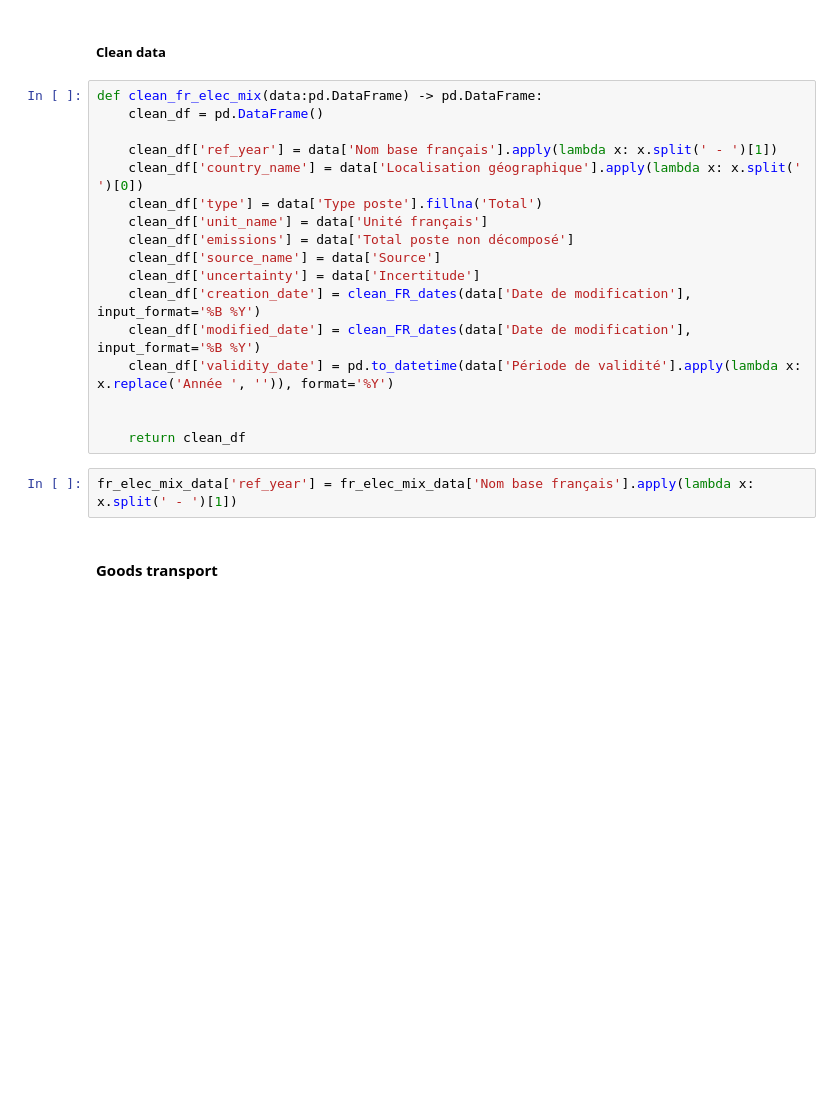
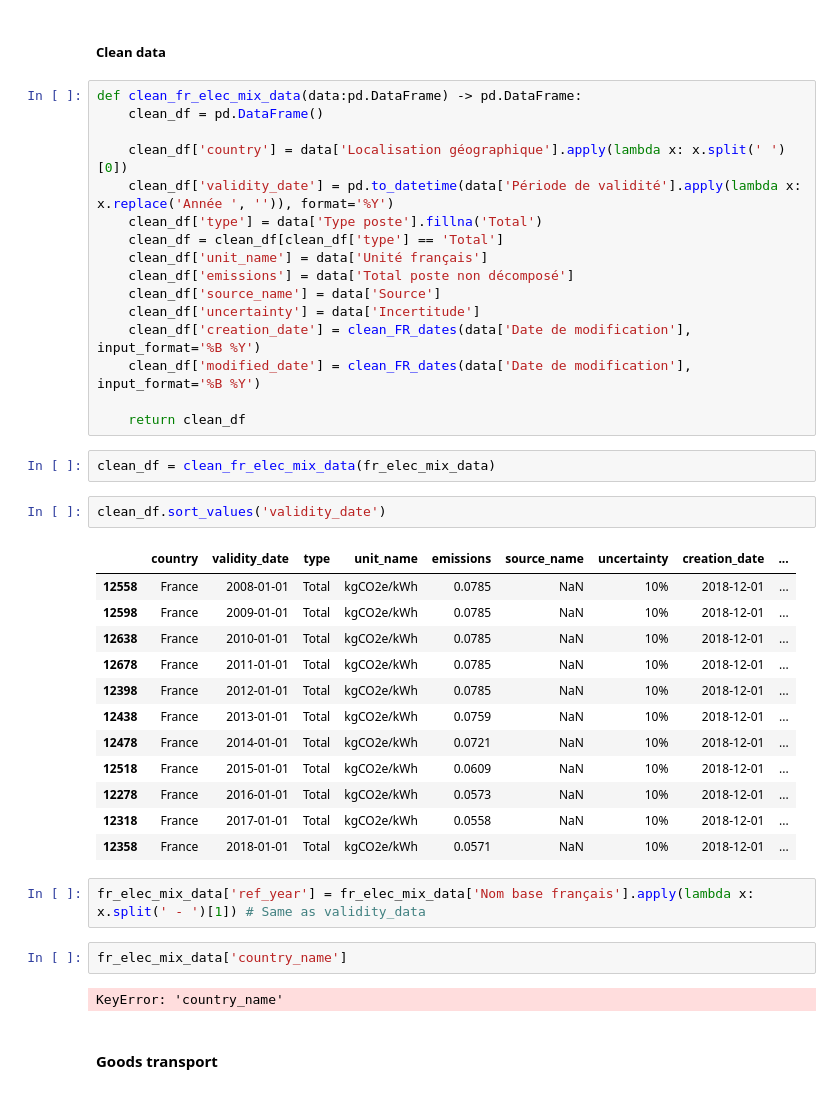
Before and after one commit to AmaurySalles/emissions-study, a Jupyter notebook: notebook.ipynb, the cells around one changed output. Cells and saved outputs as stored; diff of their text form; blank space fills up the shorter version.

Commit message:
fr_electricity_data completed

```diff
--- a/notebook.ipynb
+++ b/notebook.ipynb
@@ -334,24 +334,44 @@ Cat4: 1 unique values
 # %% [markdown]
 ##### Clean data
 # %%
-def clean_fr_elec_mix(data:pd.DataFrame) -> pd.DataFrame:
+def clean_fr_elec_mix_data(data:pd.DataFrame) -> pd.DataFrame:
     clean_df = pd.DataFrame()
 
-    clean_df['ref_year'] = data['Nom base français'].apply(lambda x: x.split(' - ')[1])
-    clean_df['country_name'] = data['Localisation géographique'].apply(lambda x: x.split(' ')[0])
+    clean_df['country'] = data['Localisation géographique'].apply(lambda x: x.split(' ')[0])
+    clean_df['validity_date'] = pd.to_datetime(data['Période de validité'].apply(lambda x: x.replace('Année ', '')), format='%Y')
     clean_df['type'] = data['Type poste'].fillna('Total')
+    clean_df = clean_df[clean_df['type'] == 'Total']
     clean_df['unit_name'] = data['Unité français']
     clean_df['emissions'] = data['Total poste non décomposé']
     clean_df['source_name'] = data['Source']
     clean_df['uncertainty'] = data['Incertitude']
     clean_df['creation_date'] = clean_FR_dates(data['Date de modification'], input_format='%B %Y')
     clean_df['modified_date'] = clean_FR_dates(data['Date de modification'], input_format='%B %Y')
-    clean_df['validity_date'] = pd.to_datetime(data['Période de validité'].apply(lambda x: x.replace('Année ', '')), format='%Y')
-
 
     return clean_df
+# %%
+clean_df = clean_fr_elec_mix_data(fr_elec_mix_data)
+# %%
+clean_df.sort_values('validity_date')
+# %% [output]
+|  | country | validity_date | type | unit_name | emissions | source_name | uncertainty | creation_date | ... |
+| 12558 | France | 2008-01-01 | Total | kgCO2e/kWh | 0.0785 | NaN | 10% | 2018-12-01 | ... |
+| 12598 | France | 2009-01-01 | Total | kgCO2e/kWh | 0.0785 | NaN | 10% | 2018-12-01 | ... |
+| 12638 | France | 2010-01-01 | Total | kgCO2e/kWh | 0.0785 | NaN | 10% | 2018-12-01 | ... |
+| 12678 | France | 2011-01-01 | Total | kgCO2e/kWh | 0.0785 | NaN | 10% | 2018-12-01 | ... |
+| 12398 | France | 2012-01-01 | Total | kgCO2e/kWh | 0.0785 | NaN | 10% | 2018-12-01 | ... |
+| 12438 | France | 2013-01-01 | Total | kgCO2e/kWh | 0.0759 | NaN | 10% | 2018-12-01 | ... |
+| 12478 | France | 2014-01-01 | Total | kgCO2e/kWh | 0.0721 | NaN | 10% | 2018-12-01 | ... |
+| 12518 | France | 2015-01-01 | Total | kgCO2e/kWh | 0.0609 | NaN | 10% | 2018-12-01 | ... |
+| 12278 | France | 2016-01-01 | Total | kgCO2e/kWh | 0.0573 | NaN | 10% | 2018-12-01 | ... |
+| 12318 | France | 2017-01-01 | Total | kgCO2e/kWh | 0.0558 | NaN | 10% | 2018-12-01 | ... |
+| 12358 | France | 2018-01-01 | Total | kgCO2e/kWh | 0.0571 | NaN | 10% | 2018-12-01 | ... |
 # %%
-fr_elec_mix_data['ref_year'] = fr_elec_mix_data['Nom base français'].apply(lambda x: x.split(' - ')[1])
+fr_elec_mix_data['ref_year'] = fr_elec_mix_data['Nom base français'].apply(lambda x: x.split(' - ')[1]) # Same as validity_data
+# %%
+fr_elec_mix_data['country_name']
+# %% [output]
+KeyError: 'country_name'
 # %% [markdown]
 #### Goods transport
 # %%
```
Also changed, not shown: 6 other files.
